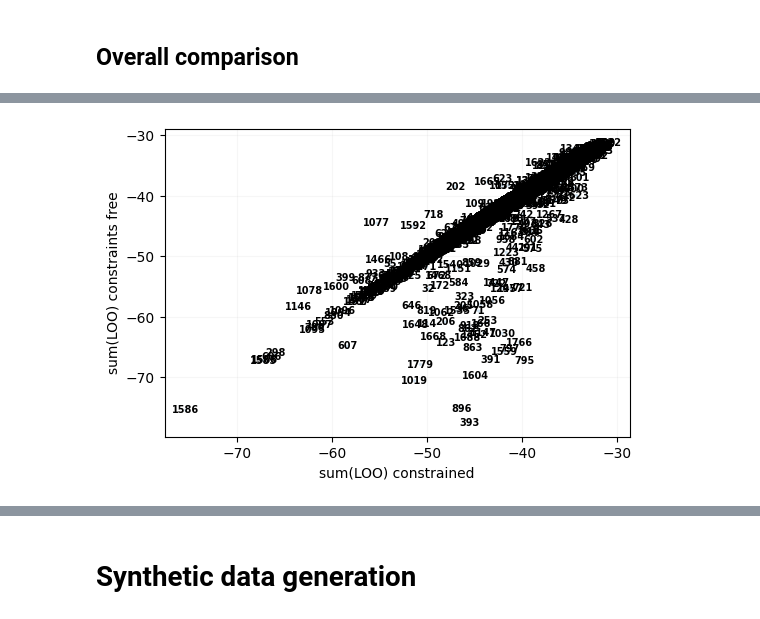
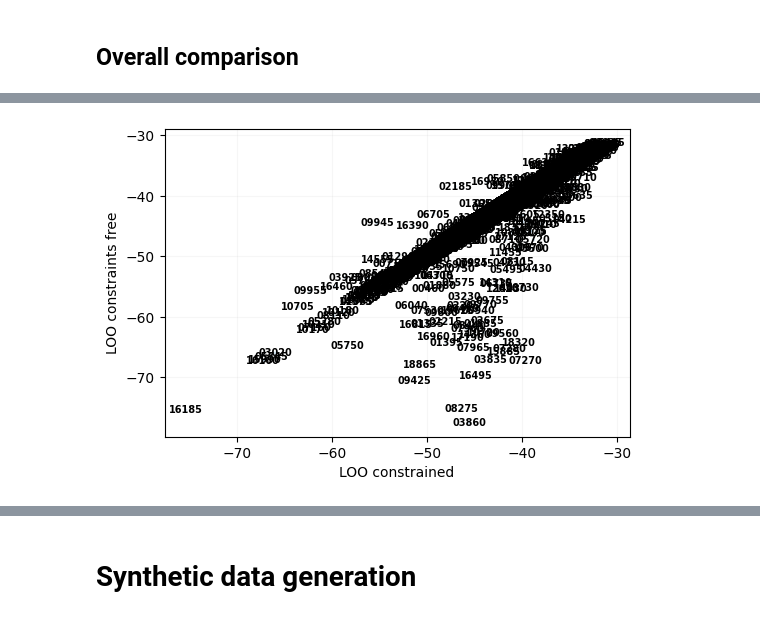
Before and after one commit to PROBIC/omics-time-annotation, a Jupyter notebook: validation analyses/validation analyses.ipynb, the cells around one changed output, grey strips where cells are left out. Saved outputs shown, nothing was run; the diff lists cells and outputs as text; code cells hidden in the pictures.

```diff
--- a/validation analyses/validation analyses.ipynb
+++ b/validation analyses/validation analyses.ipynb
@@ -194,29 +166,6 @@ for gene, ind in zip(common_genes, range(1780)):
     GP_LOO_nat.append(loo)
 
     gp_models[gene] = m
-
-    # ==== side-by-side plots ====
-    '''fig, axes = plt.subplots(1, 2, figsize=(6, 3))
-
-    # ── left: GP fit ───────────────────────────────────────────────
-    m.plot(ax=axes[0], legend=False)     # GP mean & ±2 s.d. band
-    axes[0].set_title(f"GP marg. log-lik:{np.round(m.log_likelihood())}", fontsize=12)
-    axes[0].set_xlabel("Time (h)", fontsize=12)
-    axes[0].set_ylabel("Expression", fontsize=12)
-
-    # ── right: LOO densities ──────────────────────────────────────
-    axes[1].plot(X[:11], loo, marker='o')
-    axes[1].set_title("LOO log-predictive density", fontsize=12)
-    axes[1].set_xlabel("Time (h)", fontsize=12)
-    axes[1].set_ylabel("Σ log p(yᵢ | y₋ᵢ)", fontsize=12)
-
-    fig.suptitle(f"({ind+1}) Gene: {gene}\n Sum LOO:{sum(loo)} | λ={np.round(m.kern.lengthscale[0],2)} | σ={np.round(m.kern.variance[0],2)}| σ_n={np.round(m.Gaussian_noise.variance[0],2)}",
-                 fontsize=10)
-    fig.tight_layout()
-    fig.subplots_adjust(top=0.82)  # leave room for suptitle
-
-    plt.show()
-    plt.close(fig)    # free memory'''
 # %%
 loo_matrix = np.vstack(GP_LOO_nat)
 
@@ -315,28 +254,28 @@ constraints free model: avg (LOO log-lik):-1.2341093585744674
 # %%
 fig, ax = plt.subplots(figsize=(6, 4))
 
 # bigger, filled circles make the text easier to read
 ax.scatter(loo_matrix.sum(1), loo_matrix_no_constr.sum(1), s=5, color="#1f77b4", edgecolor="none", alpha=0.2)
 lbl = [i+1 for i in range(1780)]
 # put each label at the same (x, y) with centered alignment
-for xi, yi, lab in zip(loo_matrix.sum(1), loo_matrix_no_constr.sum(1),  lbl):
+for xi, yi, lab in zip(loo_matrix.sum(1), loo_matrix_no_constr.sum(1),  list(gp_models.keys())):
     ax.text(
         xi,
         yi,
-        lab,
+        lab[6:],
         ha="center",
         va="center",
         fontsize=7,
         color="black",      # stands out on the blue markers
         fontweight="bold",
     )
 
-ax.set_xlabel("sum(LOO) constrained")
-ax.set_ylabel("sum(LOO) constraints free")
+ax.set_xlabel("LOO constrained")
+ax.set_ylabel("LOO constraints free")
 #ax.set_title("Scatter plot with labels inside markers")
 ax.grid(True, alpha=0.1)
 
 #plt.tight_layout()
 plt.show()
 # %% [output]
-[figure, old version]
+[figure, new version]
```
Also changed, not shown: parts of 7 cells of this notebook, 7 other files.
